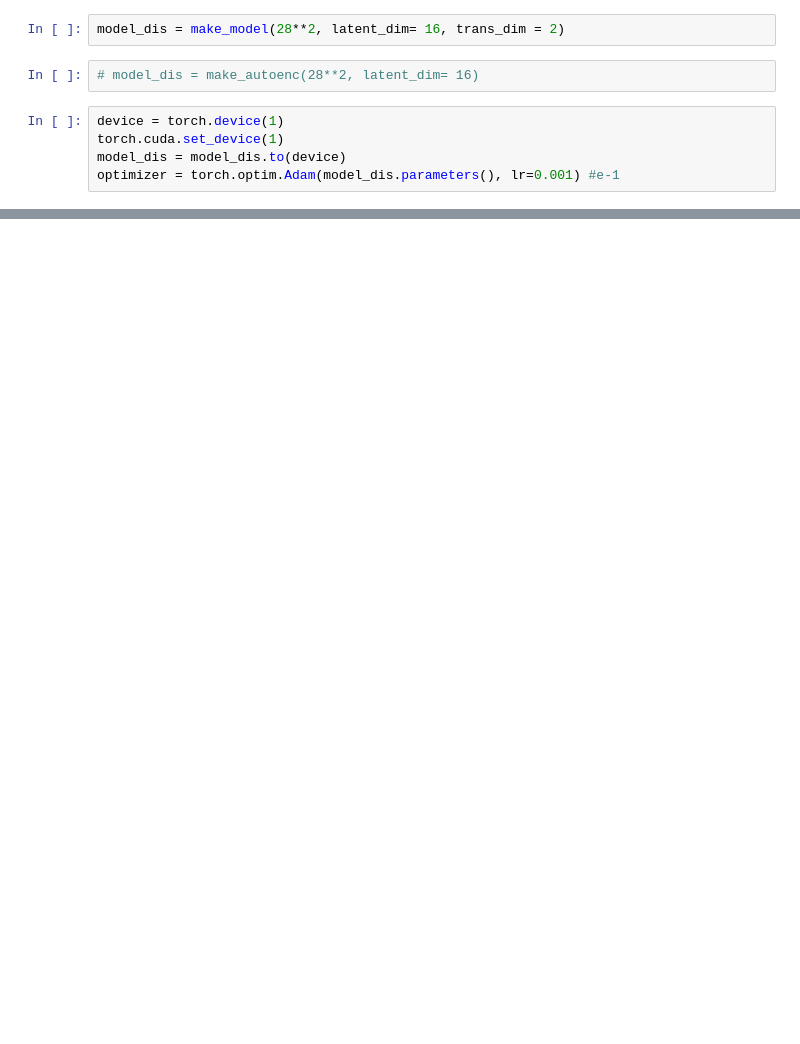
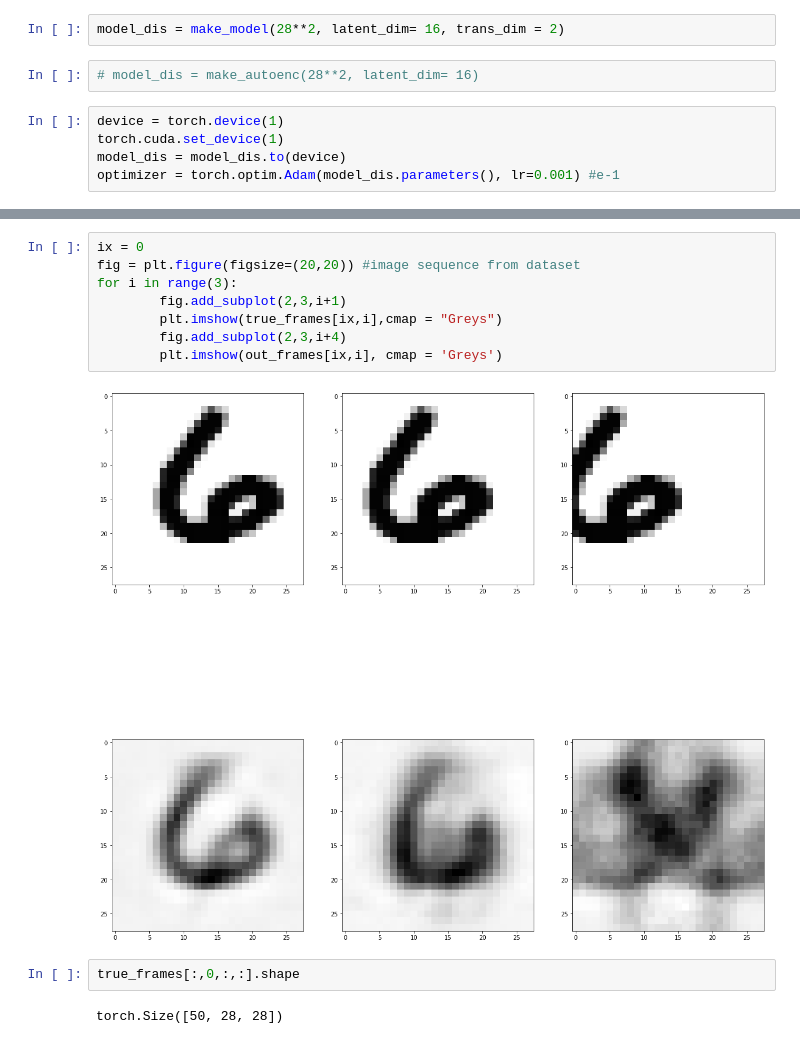
Before and after one commit to shazoop/form_motion_NN, a Jupyter notebook: FM_NN_experiment1.ipynb, the cells around one changed output, grey strips where cells are left out. Cells and saved outputs as stored; diff of their text form; blank space fills up the shorter version.

```diff
--- a/FM_NN_experiment1.ipynb
+++ b/FM_NN_experiment1.ipynb
@@ -304,0 +308,14 @@ tensor([[1., 1.],
+# %%
+ix = 0
+fig = plt.figure(figsize=(20,20)) #image sequence from dataset
+for i in range(3):
+        fig.add_subplot(2,3,i+1)
+        plt.imshow(true_frames[ix,i],cmap = "Greys")
+        fig.add_subplot(2,3,i+4)
+        plt.imshow(out_frames[ix,i], cmap = 'Greys')
+# %% [output]
+[figure, added]
+# %%
+true_frames[:,0,:,:].shape
+# %% [output]
+torch.Size([50, 28, 28])
```
Also changed, not shown: parts of 35 cells of this notebook, 1 other file.
